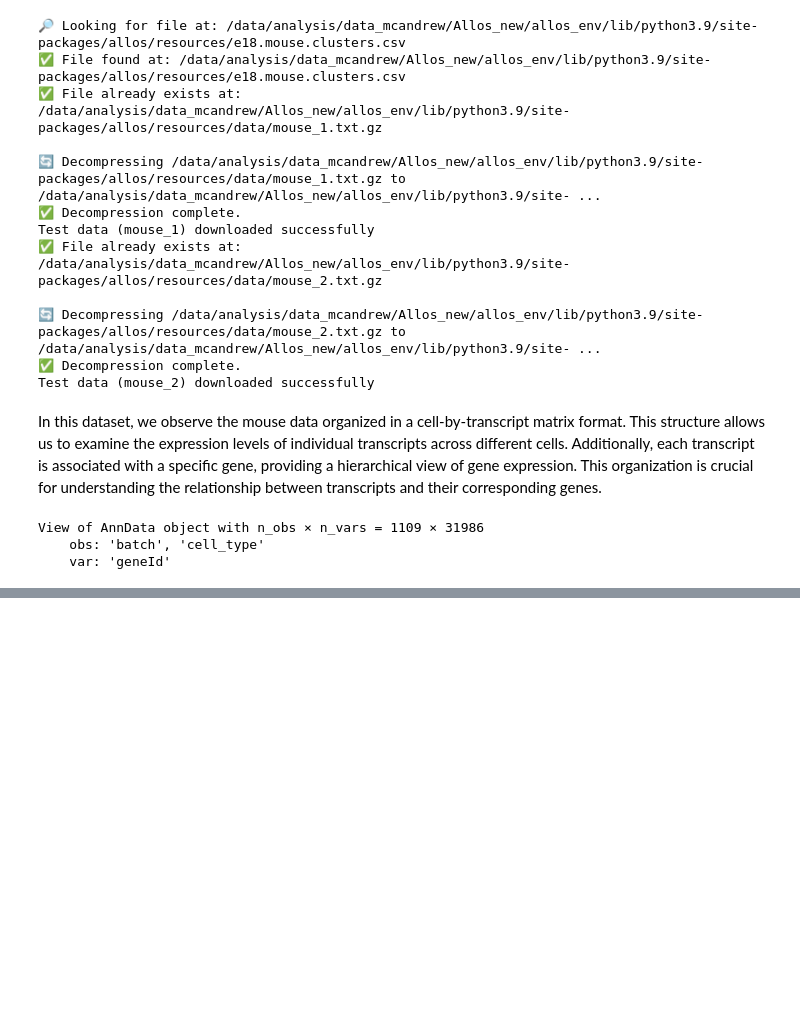
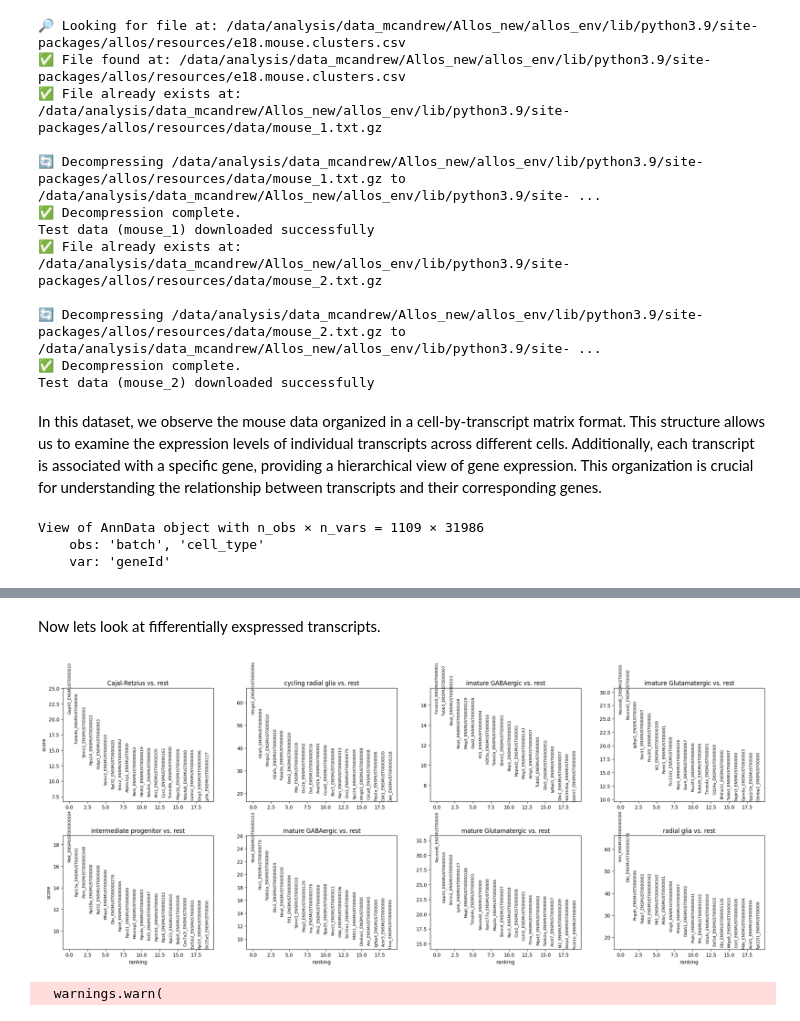
Before and after one commit to cobioda/allos, a Jupyter notebook: _proc/index.ipynb, the cells around one changed output, grey strips where cells are left out. Saved outputs shown, nothing was run; the diff lists cells and outputs as text; code cells hidden in the pictures; blank space fills up the shorter version.

```diff
--- a/_proc/index.ipynb
+++ b/_proc/index.ipynb
@@ -70,0 +134,40 @@ sicelore_mouse_data.var.head(10).style
+# %% [markdown]
+Now lets look at fifferentially exspressed transcripts.
+# %%
+# Concatenate the gene name before the transcript ID in the transcript matrix
+transcript_matrix = sicelore_mouse_data.copy()
+
+# Convert 'geneId' to string to avoid TypeError when concatenating with index
+transcript_matrix.var['geneId'] = transcript_matrix.var['geneId'].astype(str)
+
+# Assuming 'gene_name' and 'transcript_id' are columns in the var DataFrame of the AnnData object
+transcript_matrix.var['gene_transcript_id'] = transcript_matrix.var['geneId'] + '_' + transcript_matrix.var.index.astype(str)
+
+# Truncate the gene_transcript_id to fit better in plots
+transcript_matrix.var['gene_transcript_id'] = transcript_matrix.var['gene_transcript_id'].str.slice(0, 20)
+
+# Update the var index to use the new truncated gene_transcript_id
+transcript_matrix.var.index = transcript_matrix.var['gene_transcript_id']
+
+# Log transform and CPM normalize the transcript matrix
+sc.pp.normalize_total(transcript_matrix, target_sum=1e6)
+sc.pp.log1p(transcript_matrix)
+
+# Perform differential expression analysis to rank genes on the transcript matrix
+sc.tl.rank_genes_groups(transcript_matrix, 'cell_type', method='t-test')
+
+# Plot the ranked gene groups with adjusted figure size
+sc.pl.rank_genes_groups(transcript_matrix, n_genes=20, sharey=False, figsize=(12, 10))
+# %% [output]
+[figure, added]
+# %%
+# Perform the operations on a copy of the sicelore_mouse_data
+sicelore_mouse_data_copy = sicelore_mouse_data.copy()
+
+sc.pp.normalize_total(sicelore_mouse_data_copy, target_sum=1e6)
+sc.pp.log1p(sicelore_mouse_data_copy)
+
+sc.pp.neighbors(sicelore_mouse_data_copy)
+sc.tl.umap(sicelore_mouse_data_copy)
+# %% [output]
+  warnings.warn(
```
Also changed, not shown: parts of 23 cells of this notebook, 31 other files.
